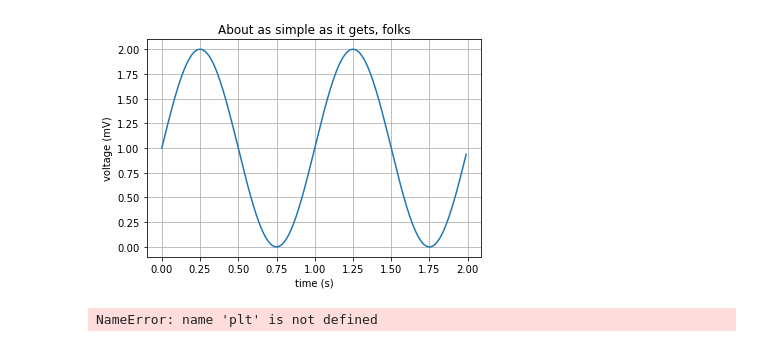
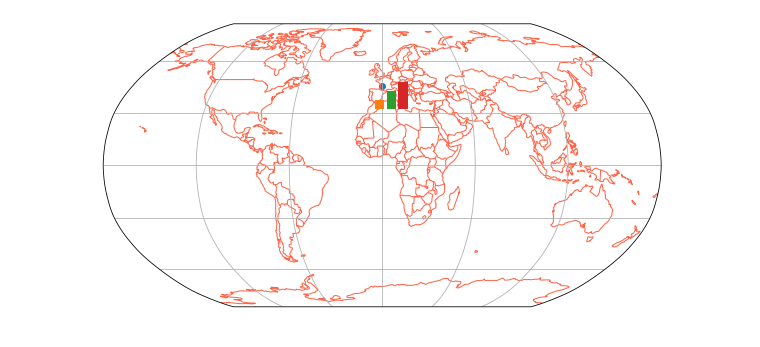
Before and after one commit to PBrockmann/PANGAEA_Scraping, a Jupyter notebook: PANGAEA_map_histo_01.ipynb, the cells around one changed output. Saved outputs shown, nothing was run; the diff lists cells and outputs as text; code cells hidden in the pictures.

```diff
--- a/PANGAEA_map_histo_01.ipynb
+++ b/PANGAEA_map_histo_01.ipynb
@@ -51,24 +37,6 @@ ax = plt.axes(projection = ccrs.Mercator())  # create a set of axes with Mercato
 ax.add_feature(cf.COASTLINE)                 # plot some data on them
 ax.set_title("Title")                        # label it
 plt.show()
-# %%
-import matplotlib.pyplot as plt
-import numpy as np
-
-# Data for plotting
-t = np.arange(0.0, 2.0, 0.01)
-s = 1 + np.sin(2 * np.pi * t)
-
-fig, ax = plt.subplots()
-ax.plot(t, s)
-
-ax.set(xlabel='time (s)', ylabel='voltage (mV)',
-       title='About as simple as it gets, folks')
-ax.grid()
-
-plt.show()
-# %% [output]
-[figure, removed]
 # %%
 import cartopy.crs as ccrs
 import matplotlib.pyplot as plt
@@ -88,14 +56,22 @@ plt.show()
 # %%
 fig = plt.figure(figsize=(10,8))
 
 ax = fig.add_subplot(1,1,1, projection=crs.Robinson())
 
 ax.set_global()
 
 ax.add_feature(cfeature.COASTLINE, edgecolor="tomato")
 ax.add_feature(cfeature.BORDERS, edgecolor="tomato")
 ax.gridlines()
 
+a = plt.scatter([0], [45], transform=crs.PlateCarree())
+
+lat, lon = 0, 45
+# [left, bottom, width, height]
+ax_bar = fig.add_axes([ 0.5, 0.6, 0.05, 0.05])
+ax_bar.bar([1, 2, 3], [1, 2, 3], color=['C1', 'C2', 'C3'])
+ax_bar.set_axis_off()
+
 plt.show()
 # %% [output]
-NameError: name 'plt' is not defined
+[figure, added]
```
Also changed, not shown: parts of 8 cells of this notebook, 1 other file.
